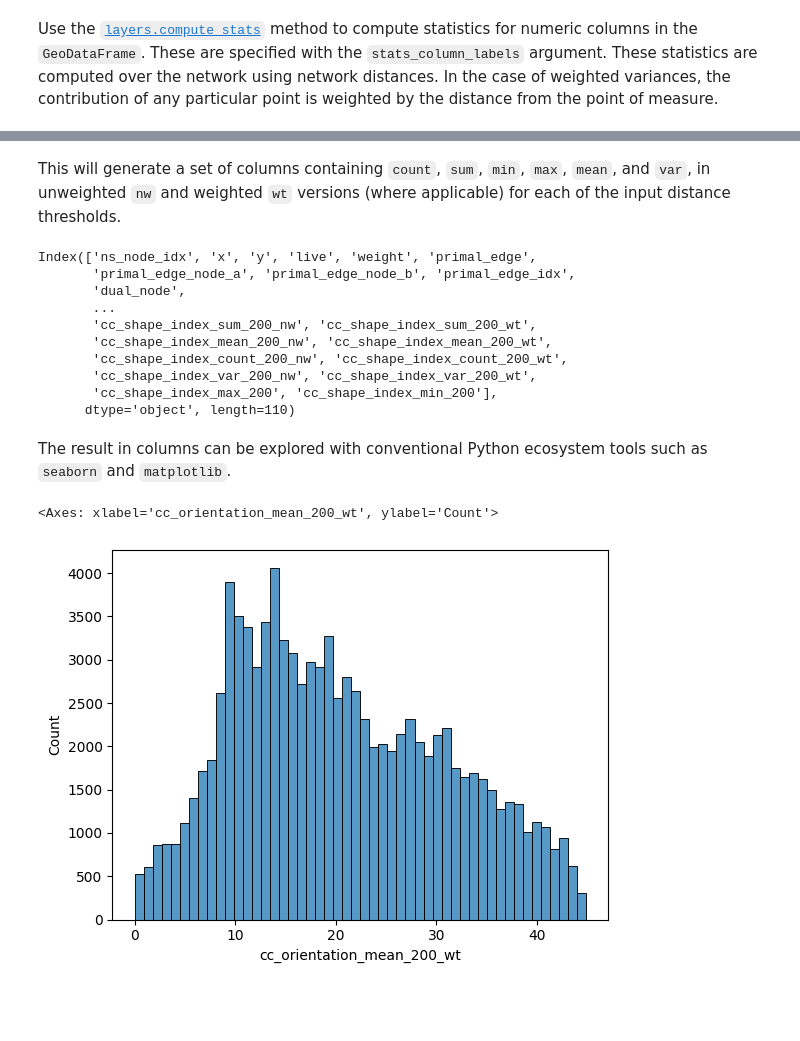
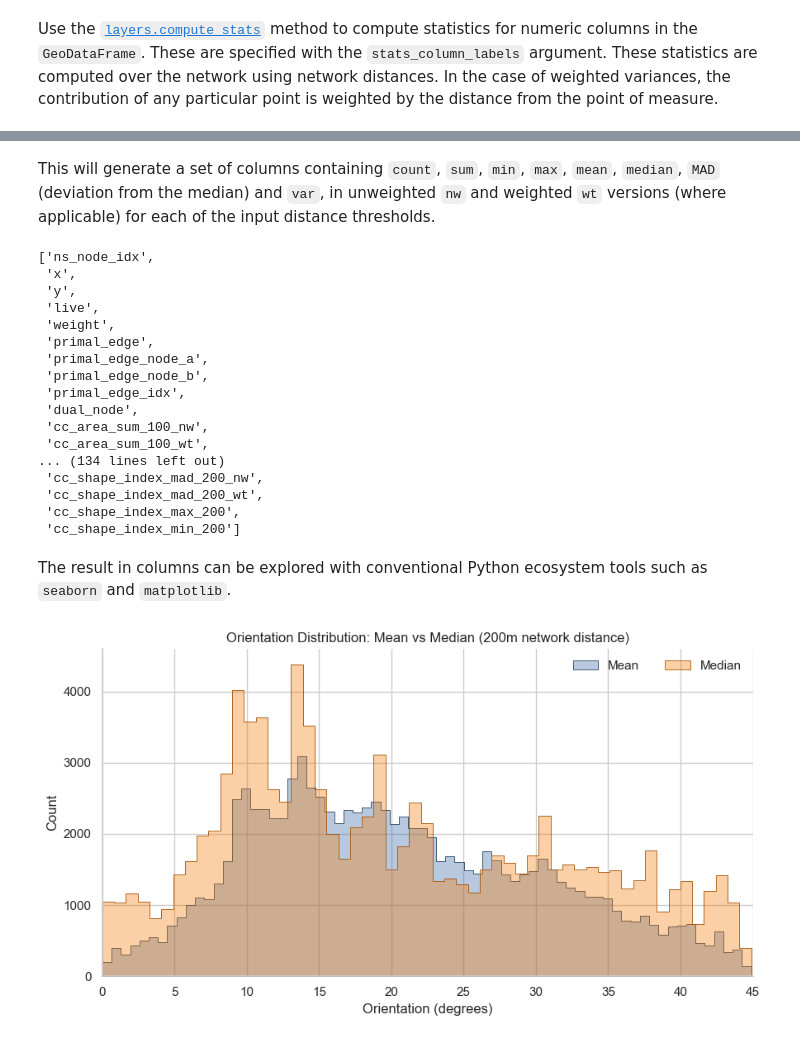
Before and after one commit to benchmark-urbanism/cityseer-examples, a Jupyter notebook: recipes/stats/gpd_stats.ipynb, the cells around one changed output, grey strips where cells are left out. Cells and saved outputs as stored; diff of their text form; code cells hidden in the pictures; blank space fills up the shorter version.

```diff
--- a/recipes/stats/gpd_stats.ipynb
+++ b/recipes/stats/gpd_stats.ipynb
@@ -65,28 +64,64 @@ INFO:cityseer.config:Metrics computed for:
 INFO:cityseer.config:Distance: 100m, Beta: 0.04, Walking Time: 1.25 minutes.
 INFO:cityseer.config:Distance: 200m, Beta: 0.02, Walking Time: 2.5 minutes.
 # %% [markdown]
-This will generate a set of columns containing `count`, `sum`, `min`, `max`, `mean`, and `var`, in unweighted `nw` and weighted `wt` versions (where applicable) for each of the input distance thresholds.
+This will generate a set of columns containing `count`, `sum`, `min`, `max`, `mean`, `median`, `MAD` (deviation from the median) and `var`, in unweighted `nw` and weighted `wt` versions (where applicable) for each of the input distance thresholds.
 # %%
-nodes_gdf.columns
+list(nodes_gdf.columns)
 # %% [output]
-Index(['ns_node_idx', 'x', 'y', 'live', 'weight', 'primal_edge',
-       'primal_edge_node_a', 'primal_edge_node_b', 'primal_edge_idx',
-       'dual_node',
-       ...
-       'cc_shape_index_sum_200_nw', 'cc_shape_index_sum_200_wt',
-       'cc_shape_index_mean_200_nw', 'cc_shape_index_mean_200_wt',
-       'cc_shape_index_count_200_nw', 'cc_shape_index_count_200_wt',
-       'cc_shape_index_var_200_nw', 'cc_shape_index_var_200_wt',
-       'cc_shape_index_max_200', 'cc_shape_index_min_200'],
-      dtype='object', length=110)
+['ns_node_idx',
+ 'x',
+ 'y',
+ 'live',
+ 'weight',
+ 'primal_edge',
+ 'primal_edge_node_a',
+ 'primal_edge_node_b',
+ 'primal_edge_idx',
+ 'dual_node',
+ 'cc_area_sum_100_nw',
+ 'cc_area_sum_100_wt',
+... (134 lines left out)
+ 'cc_shape_index_mad_200_nw',
+ 'cc_shape_index_mad_200_wt',
+ 'cc_shape_index_max_200',
+ 'cc_shape_index_min_200']
 # %% [markdown]
 The result in columns can be explored with conventional Python ecosystem tools such as `seaborn` and `matplotlib`.
 # %%
+fig, ax = plt.subplots(figsize=(9, 5))
+
 sns.histplot(
     data=nodes_gdf,
-    x="cc_orientation_mean_200_wt",
-    bins=50,
+    x="cc_orientation_mean_200_nw",
+    color="#3465a4",
+    alpha=0.35,
+    edgecolor="#23425f",
+    linewidth=0.6,
+    label="Mean",
+    element="step",
+    ax=ax,
 )
+
+sns.histplot(
+    data=nodes_gdf,
+    x="cc_orientation_median_200_nw",
+    color="#f57900",
+    alpha=0.35,
+    edgecolor="#a55000",
+    linewidth=0.6,
+    label="Median",
+    element="step",
+    ax=ax,
+)
+
+ax.set_xlabel("Orientation (degrees)")
+ax.set_ylabel("Count")
+ax.set_title("Orientation Distribution: Mean vs Median (200m network distance)")
+ax.legend(frameon=False, ncol=2)
+
+ax.set_xlim(0, 45)
+
+sns.despine()
+plt.tight_layout()
 # %% [output]
-<Axes: xlabel='cc_orientation_mean_200_wt', ylabel='Count'>
-[figure, old version]
+[figure, new version]
```
Also changed, not shown: parts of 5 cells of this notebook, 2 other files.
